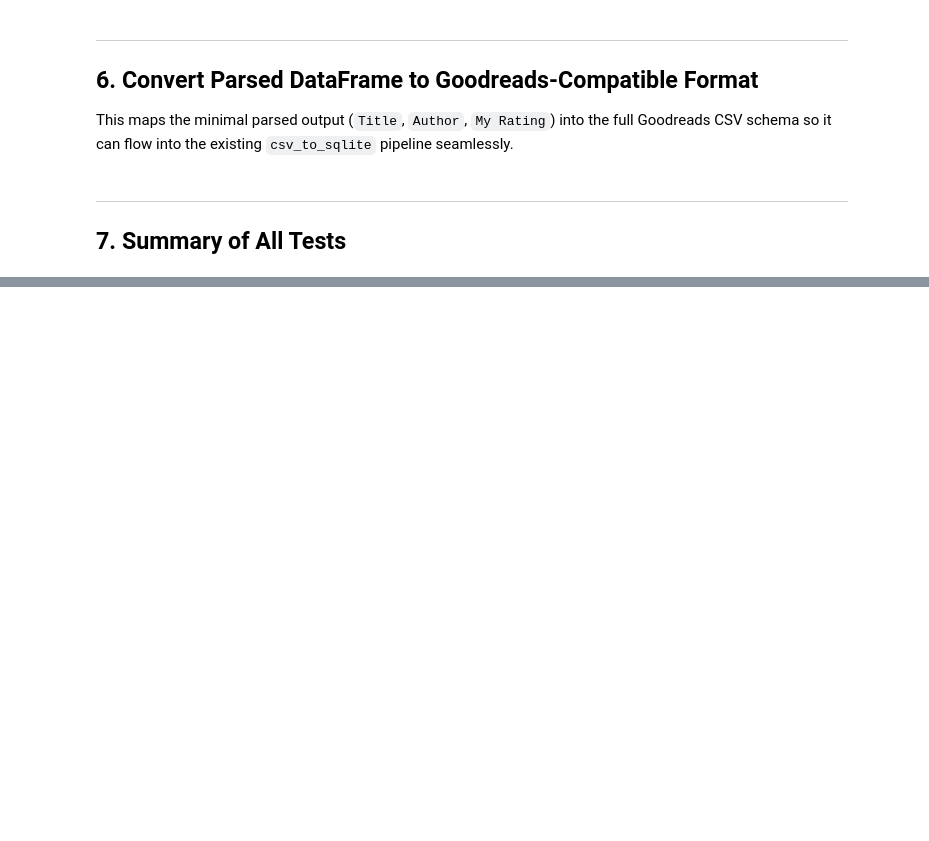
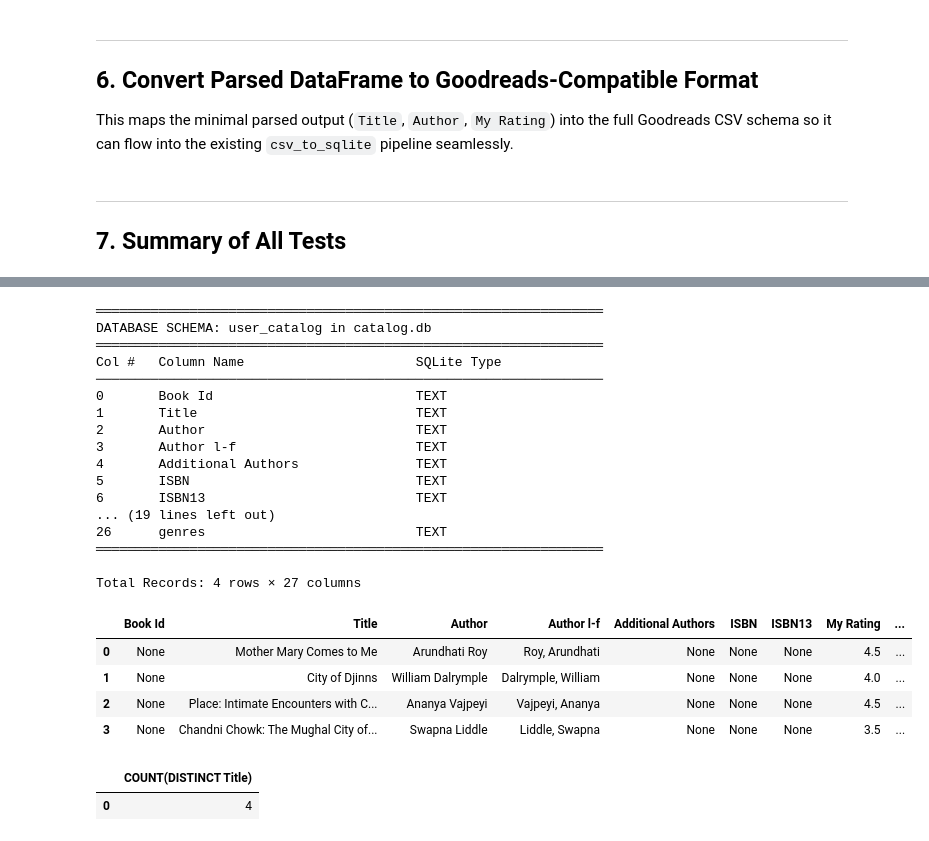
Before and after one commit to TanviRege/NextChapter, a Jupyter notebook: NextChapterDev.ipynb, the cells around one changed output, grey strips where cells are left out. Cells and saved outputs as stored; diff of their text form; code cells hidden in the pictures; blank space fills up the shorter version.

Commit message:
added three wrapped stats in .ipynb

```diff
--- a/NextChapterDev.ipynb
+++ b/NextChapterDev.ipynb
@@ -1099,0 +1106,77 @@ else:
+# %%
+# ── View Entire user_catalog & Column Information ─────────────────────────────
+import sqlite3
+import pandas as pd
+
+DB_PATH = 'catalog.db'
+TABLE_NAME = 'user_catalog'
+
+conn = sqlite3.connect(DB_PATH)
+
+# 1. Display Schema / Column Info (useful for building SQL queries)
+cursor = conn.cursor()
+cursor.execute(f"PRAGMA table_info({TABLE_NAME})")
+columns_info = cursor.fetchall()
+
+print("═" * 65)
+print(f"DATABASE SCHEMA: {TABLE_NAME} in {DB_PATH}")
+print("═" * 65)
+print(f"{'Col #':<7} {'Column Name':<32} {'SQLite Type':<15}")
+print("─" * 65)
+for col in columns_info:
+    # col: (cid, name, type, notnull, dflt_value, pk)
+    print(f"{col[0]:<7} {col[1]:<32} {col[2]:<15}")
+print("═" * 65)
+
+# 2. Load and view the entire table
+df_catalog = pd.read_sql_query(f"SELECT * FROM {TABLE_NAME}", conn)
+conn.close()
+
+print(f"\nTotal Records: {len(df_catalog)} rows × {len(df_catalog.columns)} columns")
+
+# 3. Configure pandas display to show all columns without truncation
+pd.set_option('display.max_columns', None)
+pd.set_option('display.width', 1000)
+
+# Display the full catalog DataFrame
+df_catalog
+# %% [output]
+═════════════════════════════════════════════════════════════════
+DATABASE SCHEMA: user_catalog in catalog.db
+═════════════════════════════════════════════════════════════════
+Col #   Column Name                      SQLite Type
+─────────────────────────────────────────────────────────────────
+0       Book Id                          TEXT
+1       Title                            TEXT
+2       Author                           TEXT
+3       Author l-f                       TEXT
+4       Additional Authors               TEXT
+5       ISBN                             TEXT
+6       ISBN13                           TEXT
+... (19 lines left out)
+26      genres                           TEXT
+═════════════════════════════════════════════════════════════════
+
+Total Records: 4 rows × 27 columns
+|  | Book Id | Title | Author | Author l-f | Additional Authors | ISBN | ISBN13 | My Rating | ... |
+| 0 | None | Mother Mary Comes to Me | Arundhati Roy | Roy, Arundhati | None | None | None | 4.5 | ... |
+| 1 | None | City of Djinns | William Dalrymple | Dalrymple, William | None | None | None | 4.0 | ... |
+| 2 | None | Place: Intimate Encounters with C... | Ananya Vajpeyi | Vajpeyi, Ananya | None | None | None | 4.5 | ... |
+| 3 | None | Chandni Chowk: The Mughal City of... | Swapna Liddle | Liddle, Swapna | None | None | None | 3.5 | ... |
+# %%
+# Wrapped Stats SQL queries:
+conn = sqlite3.connect('catalog.db')
+
+# Number of books read this year:
+sql_query1 = """
+SELECT
+    COUNT(DISTINCT Title)
+FROM user_catalog
+"""
+
+query_result1 = pd.read_sql_query(sql_query1, conn)
+conn.close()
+query_result1
+# %% [output]
+|  | COUNT(DISTINCT Title) |
+| 0 | 4 |
```
Also changed, not shown: parts of 3 cells of this notebook.
